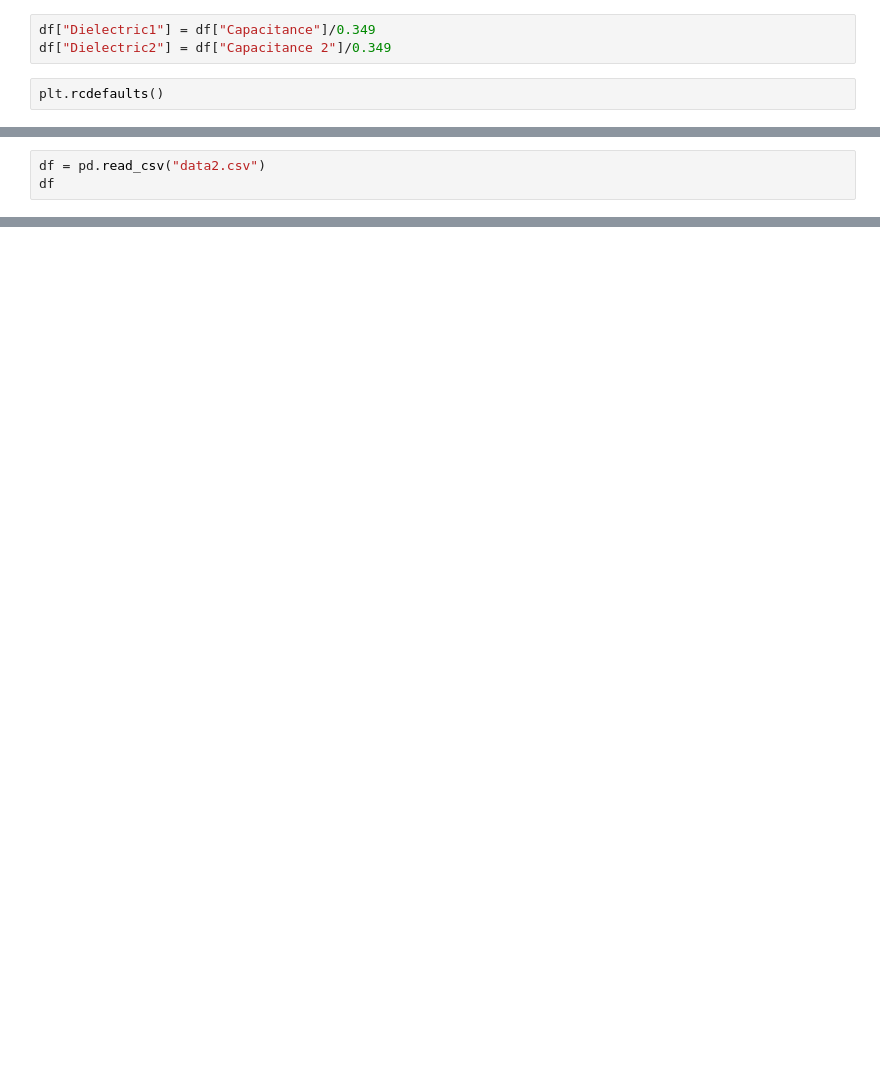
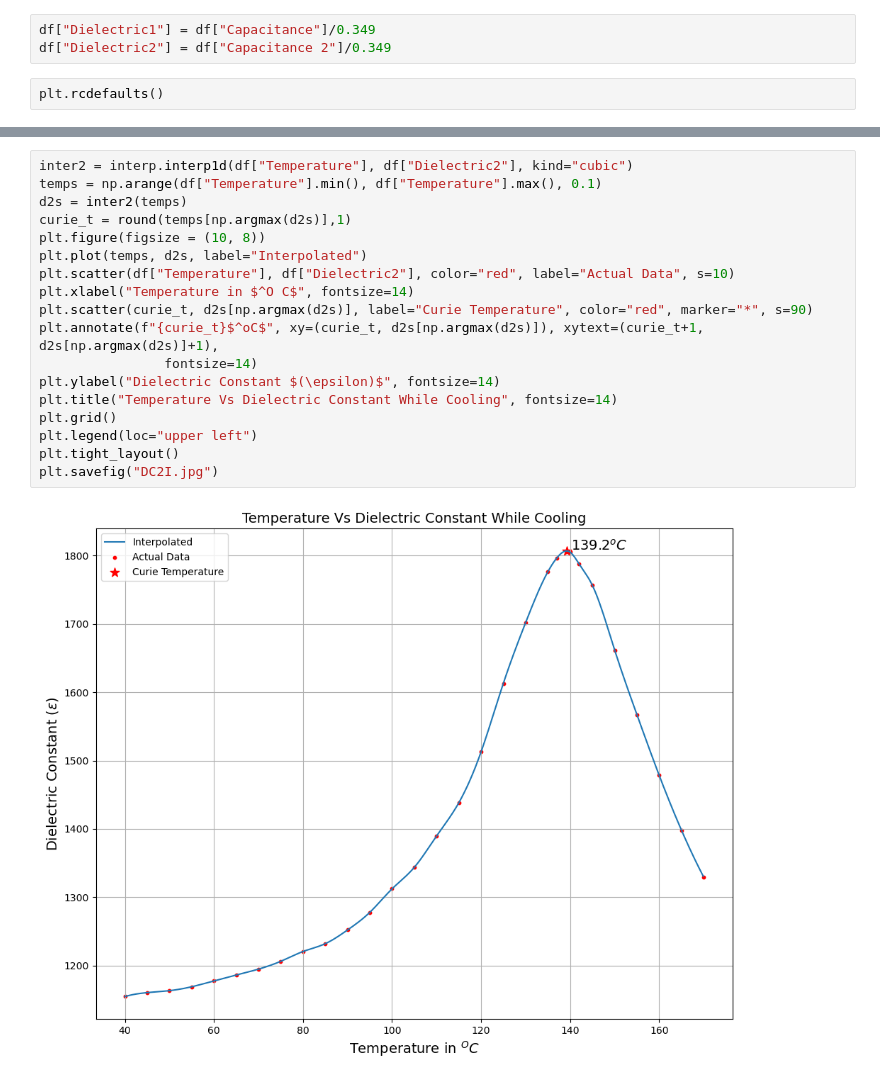
Before and after one commit to KulwinderKaur17/Experiments, a Jupyter notebook: DC/My/DC.ipynb, the cells around one changed output, grey strips where cells are left out. Saved outputs shown, nothing was run; the diff lists cells and outputs as text; blank space fills up the shorter version.

```diff
--- a/DC/My/DC.ipynb
+++ b/DC/My/DC.ipynb
@@ -103,3 +106,0 @@ df.to_html("Data2.html")
-# %%
-df = pd.read_csv("data2.csv")
-df
@@ -150,0 +130,20 @@ df
+# %%
+inter2 = interp.interp1d(df["Temperature"], df["Dielectric2"], kind="cubic")
+temps = np.arange(df["Temperature"].min(), df["Temperature"].max(), 0.1)
+d2s = inter2(temps)
+curie_t = round(temps[np.argmax(d2s)],1)
+plt.figure(figsize = (10, 8))
+plt.plot(temps, d2s, label="Interpolated")
+plt.scatter(df["Temperature"], df["Dielectric2"], color="red", label="Actual Data", s=10)
+plt.xlabel("Temperature in $^O C$", fontsize=14)
+plt.scatter(curie_t, d2s[np.argmax(d2s)], label="Curie Temperature", color="red", marker="*", s=90)
+plt.annotate(f"{curie_t}$^oC$", xy=(curie_t, d2s[np.argmax(d2s)]), xytext=(curie_t+1, d2s[np.argmax(d2s)]+1),
+                fontsize=14)
+plt.ylabel("Dielectric Constant $(\epsilon)$", fontsize=14)
+plt.title("Temperature Vs Dielectric Constant While Cooling", fontsize=14)
+plt.grid()
+plt.legend(loc="upper left")
+plt.tight_layout()
+plt.savefig("DC2I.jpg")
+# %% [output]
+[figure, added]
```
Also changed, not shown: parts of 18 cells of this notebook, 16 other files.
